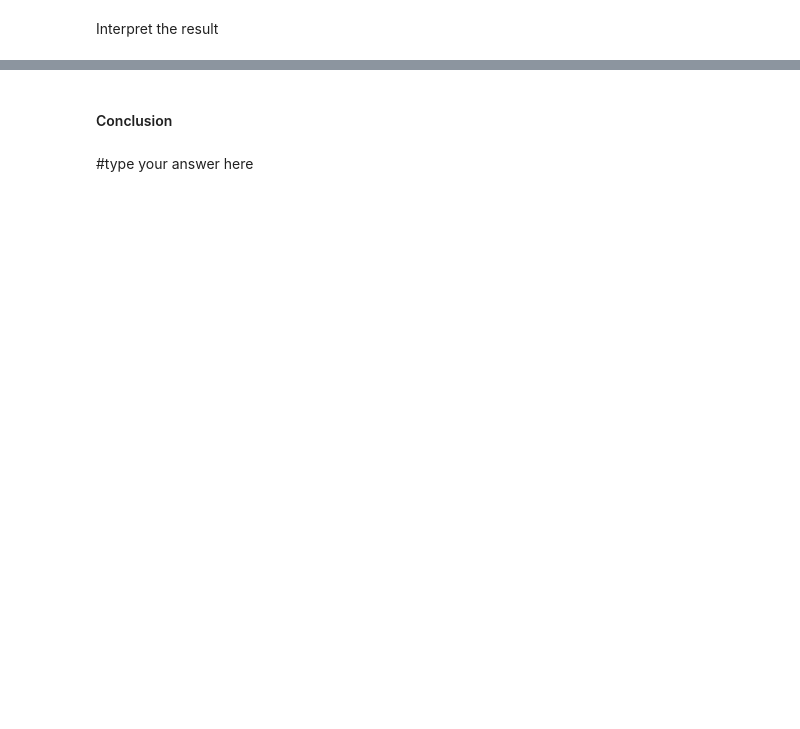
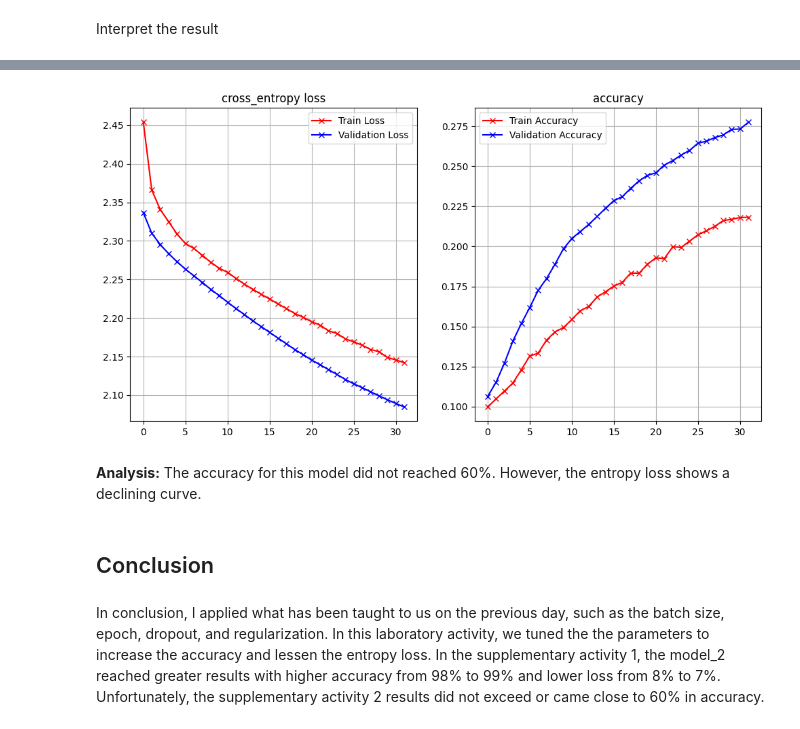
Before and after one commit to de-fernandez/CPE-313-CPE32S3, a Jupyter notebook: Don Eleazar T. Fernandez, CPE32S3, CPE 313 (Hands-on Activity 2.3 Regularization).ipynb, the cells around one changed output, grey strips where cells are left out. Saved outputs shown, nothing was run; the diff lists cells and outputs as text; code cells hidden in the pictures; blank space fills up the shorter version.

```diff
--- a/Don Eleazar T. Fernandez, CPE32S3, CPE 313 (Hands-on Activity 2.3 Regularization).ipynb
+++ b/Don Eleazar T. Fernandez, CPE32S3, CPE 313 (Hands-on Activity 2.3 Regularization).ipynb
@@ -166,0 +415,40 @@ Interpret the result
+# %%
+from keras.datasets import cifar10
+
+(x_train, y_train), (x_test, y_test) = cifar10.load_data()
+
+x_train = x_train.reshape(len(x_train), 32*32*3)
+x_test = x_test.reshape(len(x_test), 32*32*3)
+x_train = x_train.astype('float32')
+x_test = x_test.astype('float32')
+
+x_train /= 255
+x_test /= 255
+
+num_classes = 10
+
+y_train = keras.utils.to_categorical(y_train, num_classes)
+y_test = keras.utils.to_categorical(y_test, num_classes)
+# %%
+from tensorflow.keras.layers import Flatten
+
+model_supp2 = Sequential()
+model_supp2.add(Dense(512, activation='relu', input_shape=(32*32*3,)))
+model_supp2.add(Dropout(0.2))
+model_supp2.add(Dense(64, activation='relu'))
+model_supp2.add(Dropout(0.2))
+model_supp2.add(Dense(num_classes, activation='softmax'))
+# %%
+learning_rate = 0.00008
+model_supp2.compile(loss='categorical_crossentropy',
+              optimizer=SGD(learning_rate),
+              metrics=['accuracy'])
+
+batch_size = 128
+epochs = 32
+history_supp2 = model_supp2.fit(
+    x_train, y_train,
+    batch_size=batch_size,
+    epochs=epochs,
+    verbose=1,
+    validation_data=(x_test, y_test))
@@ -167,4 +480,10 @@ Interpret the result
+# %%
+plot_loss_accuracy(history_supp2)
+# %% [output]
+[figure, added]
+# %% [markdown]
+**Analysis:** The accuracy for this model did not reached 60%. However, the entropy loss shows a declining curve.
 # %% [markdown]
-#### Conclusion
+## Conclusion
-# %% [markdown]
-#type your answer here
+# %% [markdown]
+In conclusion, I applied what has been taught to us on the previous day, such as the batch size, epoch, dropout, and regularization. In this laboratory activity, we tuned the the parameters to increase the accuracy and lessen the entropy loss. In the supplementary activity 1, the model_2 reached greater results with higher accuracy from 98% to 99% and lower loss from 8% to 7%. Unfortunately, the supplementary activity 2 results did not exceed or came close to 60% in accuracy.
```
Also changed, not shown: parts of 42 cells of this notebook.
